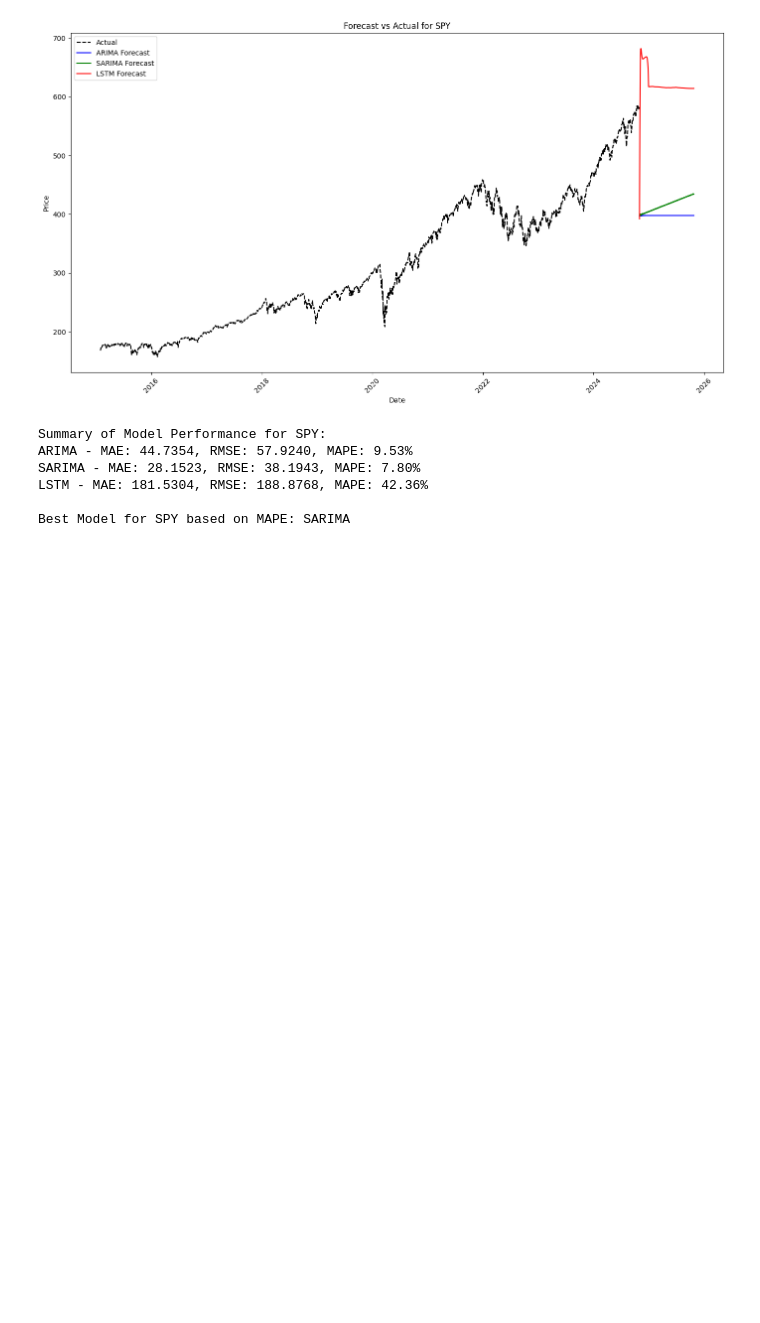
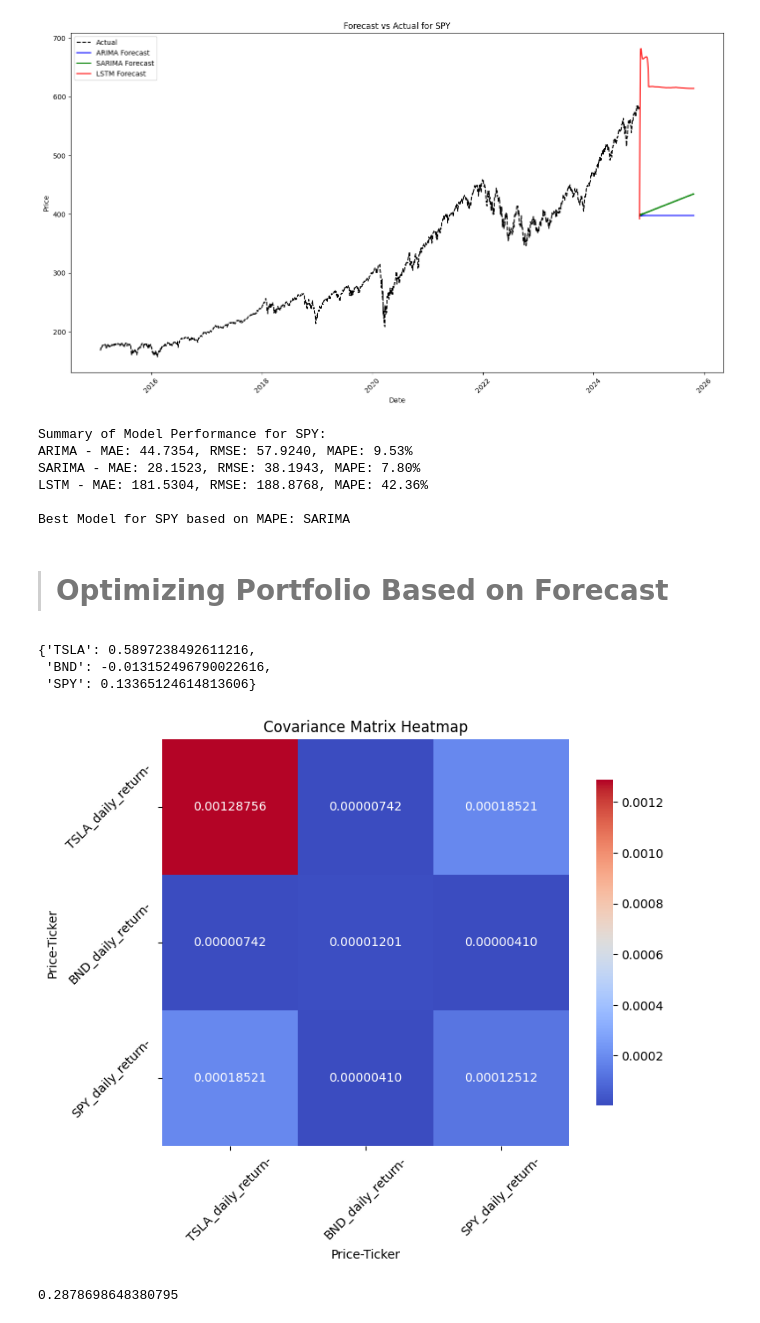
Before and after one commit to amannnnnyyyy/Finance-Forecast-Portfolio-Optimizer, a Jupyter notebook: notebooks/portfoliomgt.ipynb, the cells around one changed output. Cells and saved outputs as stored; diff of their text form; code cells hidden in the pictures; blank space fills up the shorter version.

Commit message:
portfolio

```diff
--- a/notebooks/portfoliomgt.ipynb
+++ b/notebooks/portfoliomgt.ipynb
@@ -443,3 +444,9 @@ SARIMA - MAE: 28.1523, RMSE: 38.1943, MAPE: 7.80%
 LSTM - MAE: 181.5304, RMSE: 188.8768, MAPE: 42.36%
 
 Best Model for SPY based on MAPE: SARIMA
+# %% [markdown]
+> # Optimizing Portfolio Based on Forecast
+# %%
+all_data['tesla']=all_data['tesla'].reset_index()
+all_data['bond']=all_data['bond'].reset_index()
+all_data['spy']=all_data['spy'].reset_index()
@@ -445,0 +465,56 @@ Best Model for SPY based on MAPE: SARIMA
+# %%
+# Calculate daily returns for each asset
+df['TSLA_daily_return'] = df['TSLA'].pct_change()
+df['BND_daily_return'] = df['BND'].pct_change()
+df['SPY_daily_return'] = df['SPY'].pct_change()
+
+# Calculate the average daily return for each asset
+avg_daily_return_tsla = df['TSLA_daily_return'].mean()
+avg_daily_return_bnd = df['BND_daily_return'].mean()
+avg_daily_return_spy = df['SPY_daily_return'].mean()
+
+# Compound the average daily returns to annualize them
+trading_days_per_year = 252  # Typically 252 trading days in a year
+
+annual_return_tsla = (1 + avg_daily_return_tsla) ** trading_days_per_year - 1
+annual_return_bnd = (1 + avg_daily_return_bnd) ** trading_days_per_year - 1
+annual_return_spy = (1 + avg_daily_return_spy) ** trading_days_per_year - 1
+
+# Display the annual returns
+annual_returns = {
+    'TSLA': annual_return_tsla,
+    'BND': annual_return_bnd,
+    'SPY': annual_return_spy
+}
+annual_returns
+# %% [output]
+{'TSLA': 0.5897238492611216,
+ 'BND': -0.013152496790022616,
+ 'SPY': 0.13365124614813606}
+# %%
+import seaborn as sns
+daily_returns = df[['TSLA_daily_return', 'BND_daily_return', 'SPY_daily_return']]
+
+# Calculate the covariance matrix
+cov_matrix = daily_returns.cov()
+
+
+plt.figure(figsize=(8, 6))
+sns.heatmap(cov_matrix, annot=True, fmt=".8f", cmap='coolwarm', square=True, cbar_kws={"shrink": .8})
+plt.title('Covariance Matrix Heatmap')
+plt.xticks(rotation=45)
+plt.yticks(rotation=45)
+plt.show()
+# %% [output]
+[figure, added]
+# %%
+weights = [0.5, 0.3, 0.2]
+weighted_daily_return = (weights[0] * df['TSLA_daily_return'] +
+                         weights[1] * df['BND_daily_return'] +
+                         weights[2] * df['SPY_daily_return'])
+
+# Calculate annualized portfolio return (assuming 252 trading days in a year)
+portfolio_annual_return = (1 + weighted_daily_return.mean())**252 - 1
+portfolio_annual_return
+# %% [output]
+0.2878698648380795
```
Also changed, not shown: parts of 10 cells of this notebook, 1 other file.
